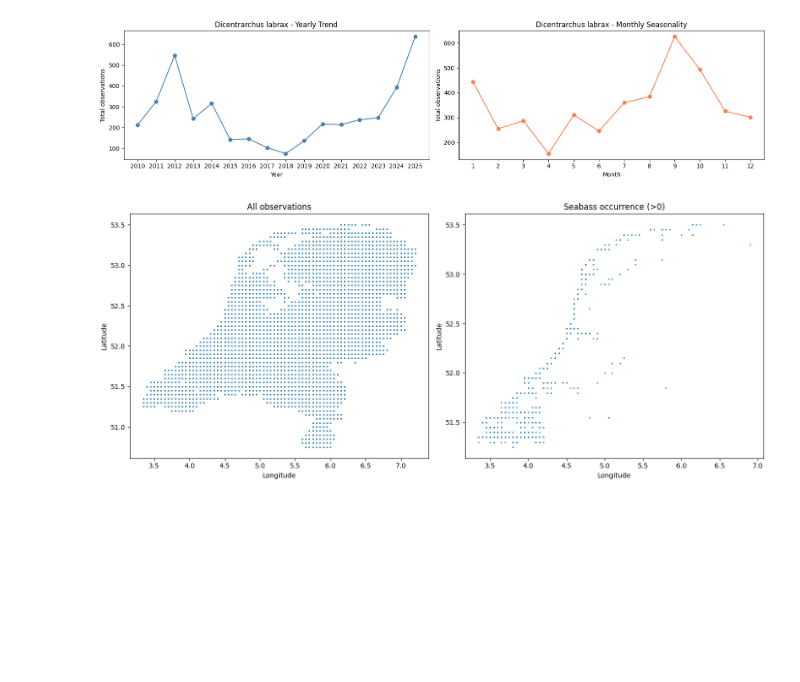
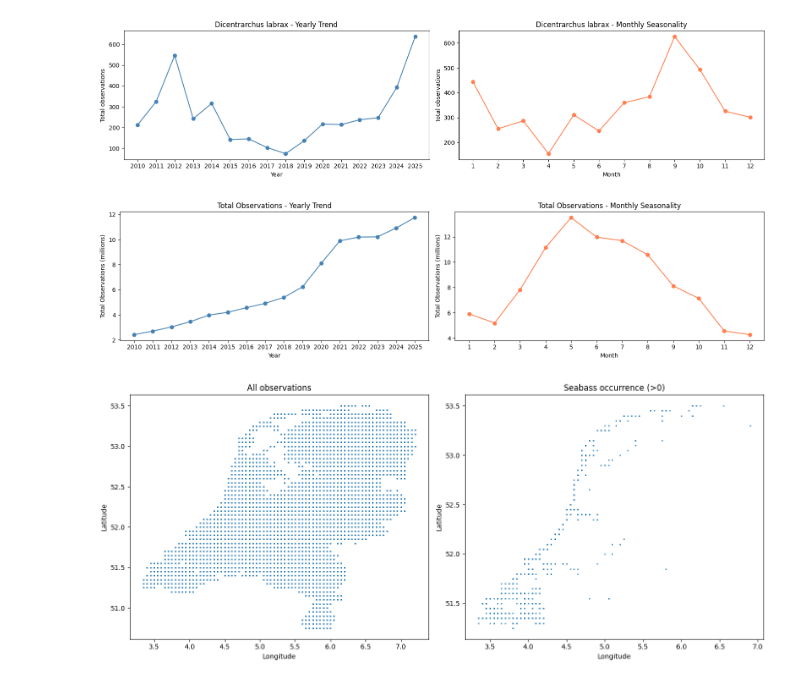
Before and after one commit to XueHu2222/DSAI, a Jupyter notebook: DSAI-assignment.ipynb, the cells around one changed output. Cells and saved outputs as stored; diff of their text form; code cells hidden in the pictures; blank space fills up the shorter version.

Commit message:
added 2 graphs

```diff
--- a/DSAI-assignment.ipynb
+++ b/DSAI-assignment.ipynb
@@ -317,6 +317,50 @@ plt.tight_layout()
 plt.show()
 # %% [output]
 [figure]
+# %%
+fig, axes = plt.subplots(1, 2, figsize=(16, 4))
+
+#  Yearly
+yearly_total_observations = (
+    df_visual.groupby('year')['total_observations']
+    .sum()
+    .sort_index()
+)
+
+(yearly_total_observations / 1e6).plot(
+    ax=axes[0],
+    marker='o',
+    color='steelblue'
+)
+
+axes[0].set_title('Total Observations - Yearly Trend')
+axes[0].set_xlabel('Year')
+axes[0].set_ylabel('Total Observations (millions)')
+axes[0].set_xticks(yearly_total_observations.index)
+
+
+# Monthly
+monthly_total_observations = (
+    df_visual.groupby(df_visual['eventDate'].dt.month)['total_observations']
+    .sum()
+    .reindex(range(1, 13), fill_value=0)
+)
+
+(monthly_total_observations / 1e6).plot(
+    ax=axes[1],
+    marker='o',
+    color='coral'
+)
+
+axes[1].set_title('Total Observations - Monthly Seasonality')
+axes[1].set_xlabel('Month')
+axes[1].set_ylabel('Total Observations (millions)')
+axes[1].set_xticks(range(1, 13))
+
+plt.tight_layout()
+plt.show()
+# %% [output]
+[figure, added]
 # %%
 # Display the distribution of all observations and seabass occurrences
 fig, axes = plt.subplots(1, 2, figsize=(14, 6))
```
Also changed, not shown: parts of 2 cells of this notebook.
